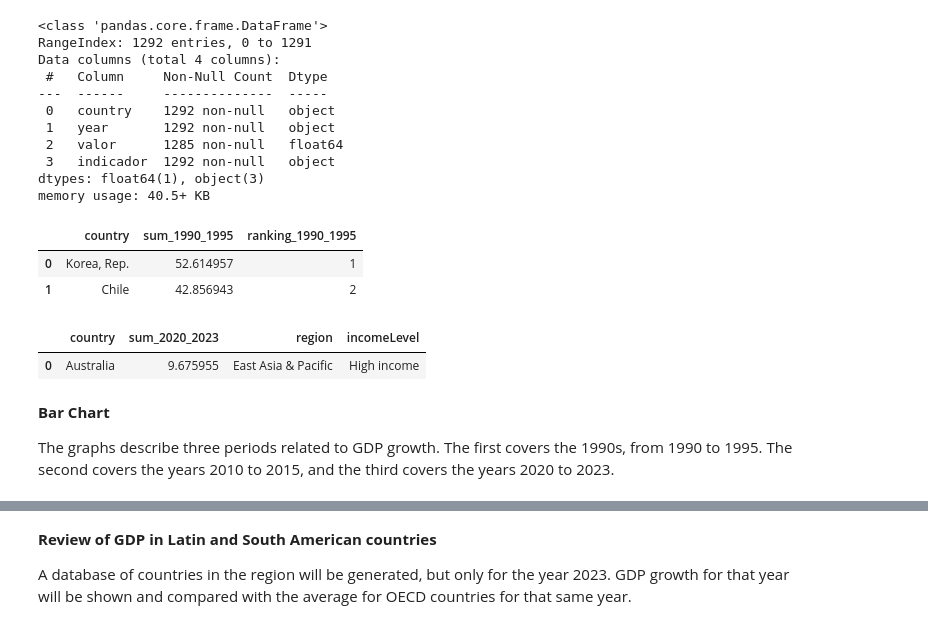
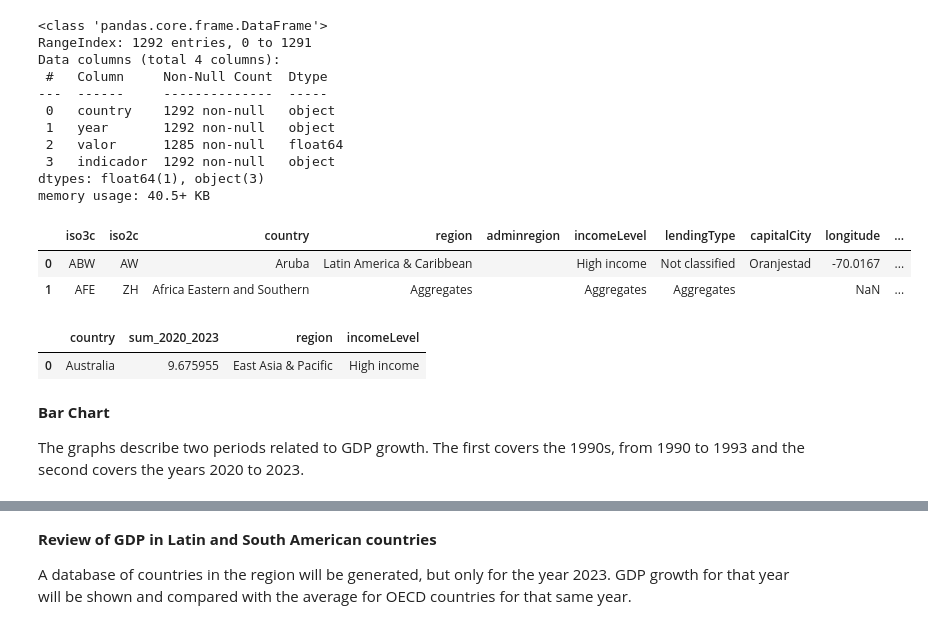
Before and after one commit to paulavsoto/Sociologia-Cuantitativa, a Jupyter notebook: Crecimiento_PIB.ipynb, the cells around one changed output, grey strips where cells are left out. Saved outputs shown, nothing was run; the diff lists cells and outputs as text; code cells hidden in the pictures.

```diff
--- a/Crecimiento_PIB.ipynb
+++ b/Crecimiento_PIB.ipynb
@@ -188,40 +188,25 @@ Data columns (total 4 columns):
 dtypes: float64(1), object(3)
 memory usage: 40.5+ KB
 # %%
-# Preparación de los datos
+# Preparación de los datos para los gráficos
 
 # Convertir 'year' a numérico (si aún no lo está)
 df_pib['year'] = pd.to_numeric(df_pib['year'], errors='coerce')
 
-# Filtrar y sumar valores para 1990-1993
-df_90 = df_pib[(df_pib['year'] >= 1990) & (df_pib['year'] <= 1995)].groupby('country')['valor'].sum().reset_index()
-df_90 = df_90.rename(columns={'valor': 'sum_1990_1995'})  # Renombrar columna
+# Filtrar y sumar los valores para los años 1990-1993
+df_90 = df_pib[(df_pib['year'] >= 1990) & (df_pib['year'] <= 1993)].groupby('country')['valor'].sum().reset_index()
+df_90 = df_90.rename(columns={'valor': 'sum_1990_1993'})  # Renombrar columna
 
-# Ordenar el dataframe por sum_1990_1995 de forma descendente y agregar ranking
-df_90 = df_90.sort_values('sum_1990_1995', ascending=False).reset_index(drop=True)
-df_90['ranking_1990_1995'] = df_90.index + 1  # +1 para que empiece en 1 en lugar de 0
-
-# Filtrar y sumar valores para 2010-2015
-df_20 = df_pib[(df_pib['year'] >= 2010) & (df_pib['year'] <= 2015)].groupby('country')['valor'].sum().reset_index()
-df_20 = df_20.rename(columns={'valor': 'sum_2010_2015'})  # Renombrar columna
-
-# Hacer un left join para mantener todas las filas de df_20
-df_20 = pd.merge(
-    df_20,
-    df_90[['country', 'ranking_1990_1995']],  # Seleccionar solo las columnas que necesitas
-    on='country',  # Columna común para unir
-    how='left'     # Mantener todas las filas del dataframe izquierdo
-)
-
-# Filtrar y sumar valores para 2020-2023
+# Filtrar y sumar los valores para los años 2020-2023
 df_2020 = df_pib[(df_pib['year'] >= 2020) & (df_pib['year'] <= 2023)].groupby('country')['valor'].sum().reset_index()
-df_2020 = df_2020.rename(columns={'valor': 'sum_2020_2023'})  # Renombrar columna
-df_90.head(2)
+df_2020 = df_2020.rename(columns={'valor': 'sum_2020_2023'})  # Renombrar columnas
-# %% [output]
-|  | country | sum_1990_1995 | ranking_1990_1995 |
-| 0 | Korea, Rep. | 52.614957 | 1 |
-| 1 | Chile | 42.856943 | 2 |
 # %%
 #Al dataframe countries, a la variable 'name' se le renombra a 'country'
+
 countries.rename(columns={'name': 'country'}, inplace=True)
+countries.head(2)
+# %% [output]
+|  | iso3c | iso2c | country | region | adminregion | incomeLevel | lendingType | capitalCity | longitude | ... |
+| 0 | ABW | AW | Aruba | Latin America & Caribbean |  | High income | Not classified | Oranjestad | -70.0167 | ... |
+| 1 | AFE | ZH | Africa Eastern and Southern | Aggregates |  | Aggregates | Aggregates |  | NaN | ... |
 # %%
@@ -244,4 +226,4 @@ df_2020_completo.head(1)
 # %% [markdown]
 **Bar Chart**
 
-The graphs describe three periods related to GDP growth. The first covers the 1990s, from 1990 to 1995. The second covers the years 2010 to 2015, and the third covers the years 2020 to 2023.
+The graphs describe two periods related to GDP growth. The first covers the 1990s, from 1990 to 1993 and the second covers the years 2020 to 2023.
```
Also changed, not shown: parts of 16 cells of this notebook, 9 other files.
